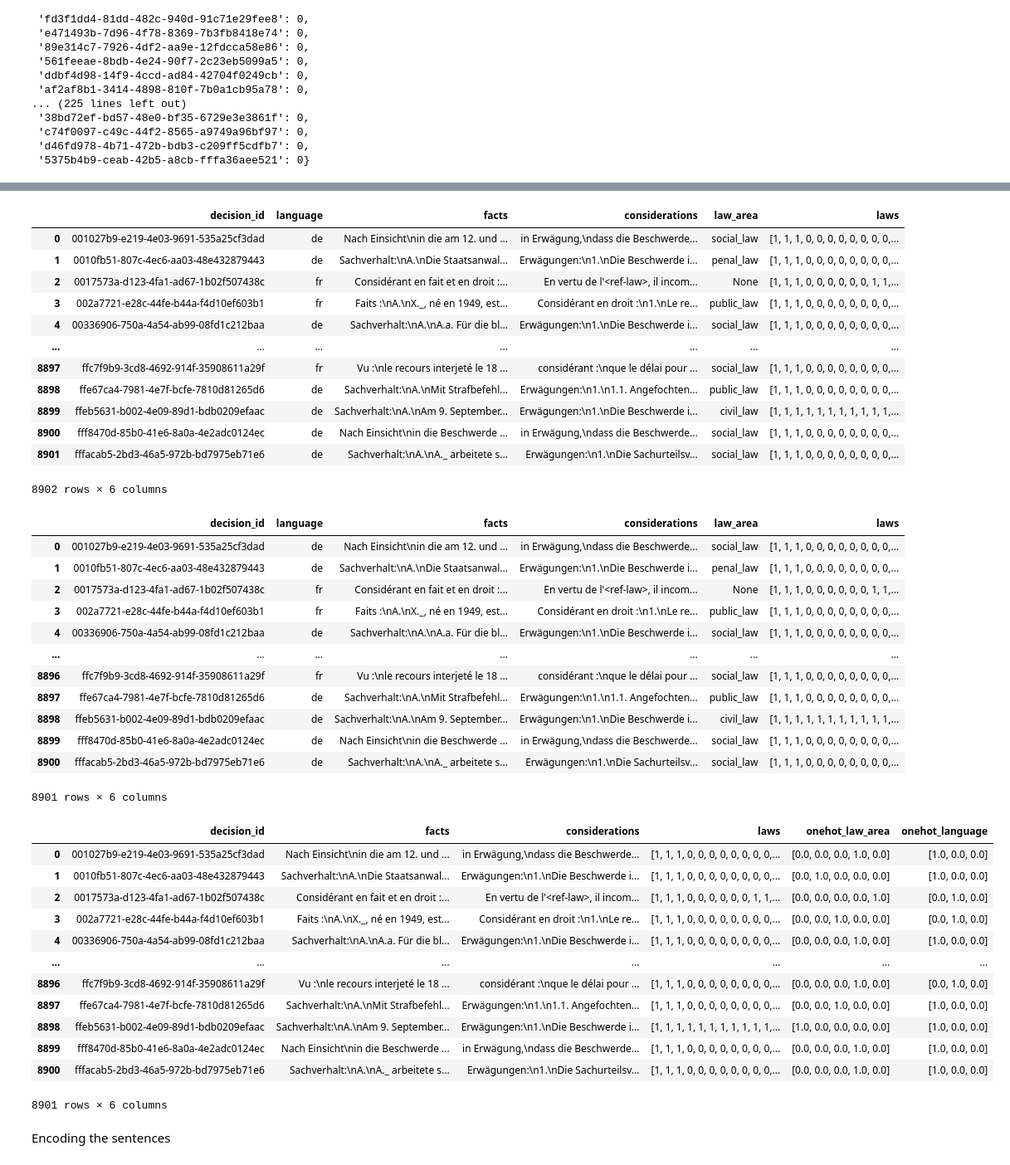
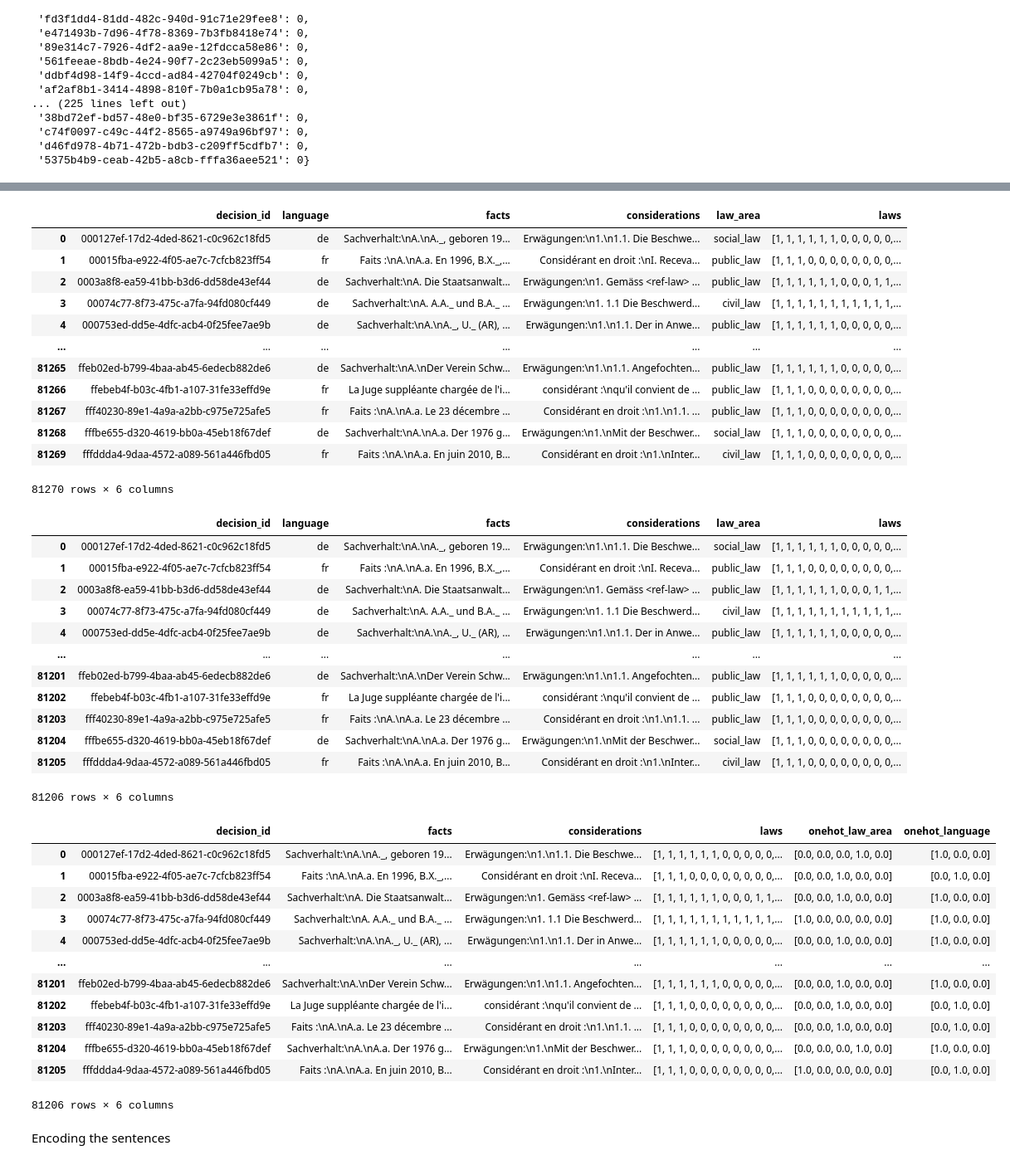
Before and after one commit to sudharshanr-git/Laws-prediction--DNN, a Jupyter notebook: data_prep_new.ipynb, the cells around one changed output, grey strips where cells are left out. Shown: that part at 83% size. Cells and saved outputs as stored; diff of their text form; code cells hidden in the pictures.

```diff
--- a/data_prep_new.ipynb
+++ b/data_prep_new.ipynb
@@ -5,7 +5,7 @@ import pandas as pd
 import os
 
 d = []
-folder_path = "data\\test"
+folder_path = "data\\train"
 
 for file in os.listdir(folder_path):
     d.append(pd.read_parquet(os.path.join(folder_path, file)))
@@ -29,5 +29,5 @@ df
 # %%
-df_val = pd.read_parquet("DNN\\data\\validation\\0000.parquet")
+df_val = pd.read_parquet("data\\validation\\0000.parquet")
 df = pd.concat([df, df_val], axis = 0, ignore_index= True)
 df
 # %% [output]
@@ -406,18 +411,18 @@ df_no_empty['laws'] = df_no_empty['laws'].apply(change)
 df_no_empty
 # %% [output]
 |  | decision_id | language | facts | considerations | law_area | laws |
-| 0 | 001027b9-e219-4e03-9691-535a25cf3dad | de | Nach Einsicht\nin die am 12. und ... | in Erwägung,\ndass die Beschwerde... | social_law | [1, 1, 1, 0, 0, 0, 0, 0, 0, 0, 0,... |
-| 1 | 0010fb51-807c-4ec6-aa03-48e432879443 | de | Sachverhalt:\nA.\nDie Staatsanwal... | Erwägungen:\n1.\nDie Beschwerde i... | penal_law | [1, 1, 1, 0, 0, 0, 0, 0, 0, 0, 0,... |
-| 2 | 0017573a-d123-4fa1-ad67-1b02f507438c | fr | Considérant en fait et en droit :... | En vertu de l'<ref-law>, il incom... | None | [1, 1, 1, 0, 0, 0, 0, 0, 0, 1, 1,... |
-| 3 | 002a7721-e28c-44fe-b44a-f4d10ef603b1 | fr | Faits :\nA.\nX._, né en 1949, est... | Considérant en droit :\n1.\nLe re... | public_law | [1, 1, 1, 0, 0, 0, 0, 0, 0, 0, 0,... |
-| 4 | 00336906-750a-4a54-ab99-08fd1c212baa | de | Sachverhalt:\nA.\nA.a. Für die bl... | Erwägungen:\n1.\nDie Beschwerde i... | social_law | [1, 1, 1, 0, 0, 0, 0, 0, 0, 0, 0,... |
+| 0 | 000127ef-17d2-4ded-8621-c0c962c18fd5 | de | Sachverhalt:\nA.\nA._, geboren 19... | Erwägungen:\n1.\n1.1. Die Beschwe... | social_law | [1, 1, 1, 1, 1, 1, 0, 0, 0, 0, 0,... |
+| 1 | 00015fba-e922-4f05-ae7c-7cfcb823ff54 | fr | Faits :\nA.\nA.a. En 1996, B.X._,... | Considérant en droit :\nI. Receva... | public_law | [1, 1, 1, 0, 0, 0, 0, 0, 0, 0, 0,... |
+| 2 | 0003a8f8-ea59-41bb-b3d6-dd58de43ef44 | de | Sachverhalt:\nA. Die Staatsanwalt... | Erwägungen:\n1. Gemäss <ref-law> ... | public_law | [1, 1, 1, 1, 1, 1, 0, 0, 0, 1, 1,... |
+| 3 | 00074c77-8f73-475c-a7fa-94fd080cf449 | de | Sachverhalt:\nA. A.A._ und B.A._ ... | Erwägungen:\n1. 1.1 Die Beschwerd... | civil_law | [1, 1, 1, 1, 1, 1, 1, 1, 1, 1, 1,... |
+| 4 | 000753ed-dd5e-4dfc-acb4-0f25fee7ae9b | de | Sachverhalt:\nA.\nA._, U._ (AR), ... | Erwägungen:\n1.\n1.1. Der in Anwe... | public_law | [1, 1, 1, 1, 1, 1, 0, 0, 0, 0, 0,... |
 | ... | ... | ... | ... | ... | ... | ... |
-| 8897 | ffc7f9b9-3cd8-4692-914f-35908611a29f | fr | Vu :\nle recours interjeté le 18 ... | considérant :\nque le délai pour ... | social_law | [1, 1, 1, 0, 0, 0, 0, 0, 0, 0, 0,... |
-| 8898 | ffe67ca4-7981-4e7f-bcfe-7810d81265d6 | de | Sachverhalt:\nA.\nMit Strafbefehl... | Erwägungen:\n1.\n1.1. Angefochten... | public_law | [1, 1, 1, 0, 0, 0, 0, 0, 0, 0, 0,... |
-| 8899 | ffeb5631-b002-4e09-89d1-bdb0209efaac | de | Sachverhalt:\nA.\nAm 9. September... | Erwägungen:\n1.\nDie Beschwerde i... | civil_law | [1, 1, 1, 1, 1, 1, 1, 1, 1, 1, 1,... |
-| 8900 | fff8470d-85b0-41e6-8a0a-4e2adc0124ec | de | Nach Einsicht\nin die Beschwerde ... | in Erwägung,\ndass die Beschwerde... | social_law | [1, 1, 1, 0, 0, 0, 0, 0, 0, 0, 0,... |
-| 8901 | fffacab5-2bd3-46a5-972b-bd7975eb71e6 | de | Sachverhalt:\nA.\nA._ arbeitete s... | Erwägungen:\n1.\nDie Sachurteilsv... | social_law | [1, 1, 1, 0, 0, 0, 0, 0, 0, 0, 0,... |
+| 81265 | ffeb02ed-b799-4baa-ab45-6edecb882de6 | de | Sachverhalt:\nA.\nDer Verein Schw... | Erwägungen:\n1.\n1.1. Angefochten... | public_law | [1, 1, 1, 1, 1, 1, 0, 0, 0, 0, 0,... |
+| 81266 | ffebeb4f-b03c-4fb1-a107-31fe33effd9e | fr | La Juge suppléante chargée de l'i... | considérant :\nqu'il convient de ... | public_law | [1, 1, 1, 0, 0, 0, 0, 0, 0, 0, 0,... |
+| 81267 | fff40230-89e1-4a9a-a2bb-c975e725afe5 | fr | Faits :\nA.\nA.a. Le 23 décembre ... | Considérant en droit :\n1.\n1.1. ... | public_law | [1, 1, 1, 0, 0, 0, 0, 0, 0, 0, 0,... |
+| 81268 | fffbe655-d320-4619-bb0a-45eb18f67def | de | Sachverhalt:\nA.\nA.a. Der 1976 g... | Erwägungen:\n1.\nMit der Beschwer... | social_law | [1, 1, 1, 0, 0, 0, 0, 0, 0, 0, 0,... |
+| 81269 | fffddda4-9daa-4572-a089-561a446fbd05 | fr | Faits :\nA.\nA.a. En juin 2010, B... | Considérant en droit :\n1.\nInter... | civil_law | [1, 1, 1, 0, 0, 0, 0, 0, 0, 0, 0,... |
-8902 rows × 6 columns
+81270 rows × 6 columns
 # %%
 #returns false if a document has no selected laws(all 0s)
 
@@ -432,47 +437,50 @@ final_df=df_no_empty[df_no_empty['laws'].apply(check) == True].reset_index(drop=
 final_df
 # %% [output]
 |  | decision_id | language | facts | considerations | law_area | laws |
-| 0 | 001027b9-e219-4e03-9691-535a25cf3dad | de | Nach Einsicht\nin die am 12. und ... | in Erwägung,\ndass die Beschwerde... | social_law | [1, 1, 1, 0, 0, 0, 0, 0, 0, 0, 0,... |
-| 1 | 0010fb51-807c-4ec6-aa03-48e432879443 | de | Sachverhalt:\nA.\nDie Staatsanwal... | Erwägungen:\n1.\nDie Beschwerde i... | penal_law | [1, 1, 1, 0, 0, 0, 0, 0, 0, 0, 0,... |
-| 2 | 0017573a-d123-4fa1-ad67-1b02f507438c | fr | Considérant en fait et en droit :... | En vertu de l'<ref-law>, il incom... | None | [1, 1, 1, 0, 0, 0, 0, 0, 0, 1, 1,... |
-| 3 | 002a7721-e28c-44fe-b44a-f4d10ef603b1 | fr | Faits :\nA.\nX._, né en 1949, est... | Considérant en droit :\n1.\nLe re... | public_law | [1, 1, 1, 0, 0, 0, 0, 0, 0, 0, 0,... |
-| 4 | 00336906-750a-4a54-ab99-08fd1c212baa | de | Sachverhalt:\nA.\nA.a. Für die bl... | Erwägungen:\n1.\nDie Beschwerde i... | social_law | [1, 1, 1, 0, 0, 0, 0, 0, 0, 0, 0,... |
+| 0 | 000127ef-17d2-4ded-8621-c0c962c18fd5 | de | Sachverhalt:\nA.\nA._, geboren 19... | Erwägungen:\n1.\n1.1. Die Beschwe... | social_law | [1, 1, 1, 1, 1, 1, 0, 0, 0, 0, 0,... |
+| 1 | 00015fba-e922-4f05-ae7c-7cfcb823ff54 | fr | Faits :\nA.\nA.a. En 1996, B.X._,... | Considérant en droit :\nI. Receva... | public_law | [1, 1, 1, 0, 0, 0, 0, 0, 0, 0, 0,... |
+| 2 | 0003a8f8-ea59-41bb-b3d6-dd58de43ef44 | de | Sachverhalt:\nA. Die Staatsanwalt... | Erwägungen:\n1. Gemäss <ref-law> ... | public_law | [1, 1, 1, 1, 1, 1, 0, 0, 0, 1, 1,... |
+| 3 | 00074c77-8f73-475c-a7fa-94fd080cf449 | de | Sachverhalt:\nA. A.A._ und B.A._ ... | Erwägungen:\n1. 1.1 Die Beschwerd... | civil_law | [1, 1, 1, 1, 1, 1, 1, 1, 1, 1, 1,... |
+| 4 | 000753ed-dd5e-4dfc-acb4-0f25fee7ae9b | de | Sachverhalt:\nA.\nA._, U._ (AR), ... | Erwägungen:\n1.\n1.1. Der in Anwe... | public_law | [1, 1, 1, 1, 1, 1, 0, 0, 0, 0, 0,... |
 | ... | ... | ... | ... | ... | ... | ... |
-| 8896 | ffc7f9b9-3cd8-4692-914f-35908611a29f | fr | Vu :\nle recours interjeté le 18 ... | considérant :\nque le délai pour ... | social_law | [1, 1, 1, 0, 0, 0, 0, 0, 0, 0, 0,... |
-| 8897 | ffe67ca4-7981-4e7f-bcfe-7810d81265d6 | de | Sachverhalt:\nA.\nMit Strafbefehl... | Erwägungen:\n1.\n1.1. Angefochten... | public_law | [1, 1, 1, 0, 0, 0, 0, 0, 0, 0, 0,... |
-| 8898 | ffeb5631-b002-4e09-89d1-bdb0209efaac | de | Sachverhalt:\nA.\nAm 9. September... | Erwägungen:\n1.\nDie Beschwerde i... | civil_law | [1, 1, 1, 1, 1, 1, 1, 1, 1, 1, 1,... |
-| 8899 | fff8470d-85b0-41e6-8a0a-4e2adc0124ec | de | Nach Einsicht\nin die Beschwerde ... | in Erwägung,\ndass die Beschwerde... | social_law | [1, 1, 1, 0, 0, 0, 0, 0, 0, 0, 0,... |
-| 8900 | fffacab5-2bd3-46a5-972b-bd7975eb71e6 | de | Sachverhalt:\nA.\nA._ arbeitete s... | Erwägungen:\n1.\nDie Sachurteilsv... | social_law | [1, 1, 1, 0, 0, 0, 0, 0, 0, 0, 0,... |
+| 81201 | ffeb02ed-b799-4baa-ab45-6edecb882de6 | de | Sachverhalt:\nA.\nDer Verein Schw... | Erwägungen:\n1.\n1.1. Angefochten... | public_law | [1, 1, 1, 1, 1, 1, 0, 0, 0, 0, 0,... |
+| 81202 | ffebeb4f-b03c-4fb1-a107-31fe33effd9e | fr | La Juge suppléante chargée de l'i... | considérant :\nqu'il convient de ... | public_law | [1, 1, 1, 0, 0, 0, 0, 0, 0, 0, 0,... |
+| 81203 | fff40230-89e1-4a9a-a2bb-c975e725afe5 | fr | Faits :\nA.\nA.a. Le 23 décembre ... | Considérant en droit :\n1.\n1.1. ... | public_law | [1, 1, 1, 0, 0, 0, 0, 0, 0, 0, 0,... |
+| 81204 | fffbe655-d320-4619-bb0a-45eb18f67def | de | Sachverhalt:\nA.\nA.a. Der 1976 g... | Erwägungen:\n1.\nMit der Beschwer... | social_law | [1, 1, 1, 0, 0, 0, 0, 0, 0, 0, 0,... |
+| 81205 | fffddda4-9daa-4572-a089-561a446fbd05 | fr | Faits :\nA.\nA.a. En juin 2010, B... | Considérant en droit :\n1.\nInter... | civil_law | [1, 1, 1, 0, 0, 0, 0, 0, 0, 0, 0,... |
-8901 rows × 6 columns
+81206 rows × 6 columns
 # %%
 from sklearn.preprocessing import OneHotEncoder
+import joblib
 
 encoder = OneHotEncoder()
 encoded = encoder.fit_transform(final_df[['law_area']])
 encoded_df = pd.DataFrame(encoded.toarray(), columns=encoder.get_feature_names_out(['law_area']))
 final_df['onehot_law_area']=encoded_df.values.tolist()
+joblib.dump(encoder, 'models\\law_area_encoder.pkl')
 
 encoder = OneHotEncoder()
 encoded = encoder.fit_transform(final_df[['language']])
 encoded_df = pd.DataFrame(encoded.toarray(), columns=encoder.get_feature_names_out(['language']))
 final_df['onehot_language']=encoded_df.values.tolist()
+joblib.dump(encoder, 'models\\language_encoder.pkl')
 
 df= final_df.drop(['law_area', 'language'], axis=1)
 df
 # %% [output]
 |  | decision_id | facts | considerations | laws | onehot_law_area | onehot_language |
-| 0 | 001027b9-e219-4e03-9691-535a25cf3dad | Nach Einsicht\nin die am 12. und ... | in Erwägung,\ndass die Beschwerde... | [1, 1, 1, 0, 0, 0, 0, 0, 0, 0, 0,... | [0.0, 0.0, 0.0, 1.0, 0.0] | [1.0, 0.0, 0.0] |
-| 1 | 0010fb51-807c-4ec6-aa03-48e432879443 | Sachverhalt:\nA.\nDie Staatsanwal... | Erwägungen:\n1.\nDie Beschwerde i... | [1, 1, 1, 0, 0, 0, 0, 0, 0, 0, 0,... | [0.0, 1.0, 0.0, 0.0, 0.0] | [1.0, 0.0, 0.0] |
-| 2 | 0017573a-d123-4fa1-ad67-1b02f507438c | Considérant en fait et en droit :... | En vertu de l'<ref-law>, il incom... | [1, 1, 1, 0, 0, 0, 0, 0, 0, 1, 1,... | [0.0, 0.0, 0.0, 0.0, 1.0] | [0.0, 1.0, 0.0] |
-| 3 | 002a7721-e28c-44fe-b44a-f4d10ef603b1 | Faits :\nA.\nX._, né en 1949, est... | Considérant en droit :\n1.\nLe re... | [1, 1, 1, 0, 0, 0, 0, 0, 0, 0, 0,... | [0.0, 0.0, 1.0, 0.0, 0.0] | [0.0, 1.0, 0.0] |
-| 4 | 00336906-750a-4a54-ab99-08fd1c212baa | Sachverhalt:\nA.\nA.a. Für die bl... | Erwägungen:\n1.\nDie Beschwerde i... | [1, 1, 1, 0, 0, 0, 0, 0, 0, 0, 0,... | [0.0, 0.0, 0.0, 1.0, 0.0] | [1.0, 0.0, 0.0] |
+| 0 | 000127ef-17d2-4ded-8621-c0c962c18fd5 | Sachverhalt:\nA.\nA._, geboren 19... | Erwägungen:\n1.\n1.1. Die Beschwe... | [1, 1, 1, 1, 1, 1, 0, 0, 0, 0, 0,... | [0.0, 0.0, 0.0, 1.0, 0.0] | [1.0, 0.0, 0.0] |
+| 1 | 00015fba-e922-4f05-ae7c-7cfcb823ff54 | Faits :\nA.\nA.a. En 1996, B.X._,... | Considérant en droit :\nI. Receva... | [1, 1, 1, 0, 0, 0, 0, 0, 0, 0, 0,... | [0.0, 0.0, 1.0, 0.0, 0.0] | [0.0, 1.0, 0.0] |
+| 2 | 0003a8f8-ea59-41bb-b3d6-dd58de43ef44 | Sachverhalt:\nA. Die Staatsanwalt... | Erwägungen:\n1. Gemäss <ref-law> ... | [1, 1, 1, 1, 1, 1, 0, 0, 0, 1, 1,... | [0.0, 0.0, 1.0, 0.0, 0.0] | [1.0, 0.0, 0.0] |
+| 3 | 00074c77-8f73-475c-a7fa-94fd080cf449 | Sachverhalt:\nA. A.A._ und B.A._ ... | Erwägungen:\n1. 1.1 Die Beschwerd... | [1, 1, 1, 1, 1, 1, 1, 1, 1, 1, 1,... | [1.0, 0.0, 0.0, 0.0, 0.0] | [1.0, 0.0, 0.0] |
+| 4 | 000753ed-dd5e-4dfc-acb4-0f25fee7ae9b | Sachverhalt:\nA.\nA._, U._ (AR), ... | Erwägungen:\n1.\n1.1. Der in Anwe... | [1, 1, 1, 1, 1, 1, 0, 0, 0, 0, 0,... | [0.0, 0.0, 1.0, 0.0, 0.0] | [1.0, 0.0, 0.0] |
 | ... | ... | ... | ... | ... | ... | ... |
-| 8896 | ffc7f9b9-3cd8-4692-914f-35908611a29f | Vu :\nle recours interjeté le 18 ... | considérant :\nque le délai pour ... | [1, 1, 1, 0, 0, 0, 0, 0, 0, 0, 0,... | [0.0, 0.0, 0.0, 1.0, 0.0] | [0.0, 1.0, 0.0] |
-| 8897 | ffe67ca4-7981-4e7f-bcfe-7810d81265d6 | Sachverhalt:\nA.\nMit Strafbefehl... | Erwägungen:\n1.\n1.1. Angefochten... | [1, 1, 1, 0, 0, 0, 0, 0, 0, 0, 0,... | [0.0, 0.0, 1.0, 0.0, 0.0] | [1.0, 0.0, 0.0] |
-| 8898 | ffeb5631-b002-4e09-89d1-bdb0209efaac | Sachverhalt:\nA.\nAm 9. September... | Erwägungen:\n1.\nDie Beschwerde i... | [1, 1, 1, 1, 1, 1, 1, 1, 1, 1, 1,... | [1.0, 0.0, 0.0, 0.0, 0.0] | [1.0, 0.0, 0.0] |
-| 8899 | fff8470d-85b0-41e6-8a0a-4e2adc0124ec | Nach Einsicht\nin die Beschwerde ... | in Erwägung,\ndass die Beschwerde... | [1, 1, 1, 0, 0, 0, 0, 0, 0, 0, 0,... | [0.0, 0.0, 0.0, 1.0, 0.0] | [1.0, 0.0, 0.0] |
-| 8900 | fffacab5-2bd3-46a5-972b-bd7975eb71e6 | Sachverhalt:\nA.\nA._ arbeitete s... | Erwägungen:\n1.\nDie Sachurteilsv... | [1, 1, 1, 0, 0, 0, 0, 0, 0, 0, 0,... | [0.0, 0.0, 0.0, 1.0, 0.0] | [1.0, 0.0, 0.0] |
+| 81201 | ffeb02ed-b799-4baa-ab45-6edecb882de6 | Sachverhalt:\nA.\nDer Verein Schw... | Erwägungen:\n1.\n1.1. Angefochten... | [1, 1, 1, 1, 1, 1, 0, 0, 0, 0, 0,... | [0.0, 0.0, 1.0, 0.0, 0.0] | [1.0, 0.0, 0.0] |
+| 81202 | ffebeb4f-b03c-4fb1-a107-31fe33effd9e | La Juge suppléante chargée de l'i... | considérant :\nqu'il convient de ... | [1, 1, 1, 0, 0, 0, 0, 0, 0, 0, 0,... | [0.0, 0.0, 1.0, 0.0, 0.0] | [0.0, 1.0, 0.0] |
+| 81203 | fff40230-89e1-4a9a-a2bb-c975e725afe5 | Faits :\nA.\nA.a. Le 23 décembre ... | Considérant en droit :\n1.\n1.1. ... | [1, 1, 1, 0, 0, 0, 0, 0, 0, 0, 0,... | [0.0, 0.0, 1.0, 0.0, 0.0] | [0.0, 1.0, 0.0] |
+| 81204 | fffbe655-d320-4619-bb0a-45eb18f67def | Sachverhalt:\nA.\nA.a. Der 1976 g... | Erwägungen:\n1.\nMit der Beschwer... | [1, 1, 1, 0, 0, 0, 0, 0, 0, 0, 0,... | [0.0, 0.0, 0.0, 1.0, 0.0] | [1.0, 0.0, 0.0] |
+| 81205 | fffddda4-9daa-4572-a089-561a446fbd05 | Faits :\nA.\nA.a. En juin 2010, B... | Considérant en droit :\n1.\nInter... | [1, 1, 1, 0, 0, 0, 0, 0, 0, 0, 0,... | [1.0, 0.0, 0.0, 0.0, 0.0] | [0.0, 1.0, 0.0] |
-8901 rows × 6 columns
+81206 rows × 6 columns
 # %%
 df.to_csv('processed data new\\selected_laws_test_new.csv', index=False)
 # %%
```
Also changed, not shown: parts of 6 cells of this notebook, 4 other files.
